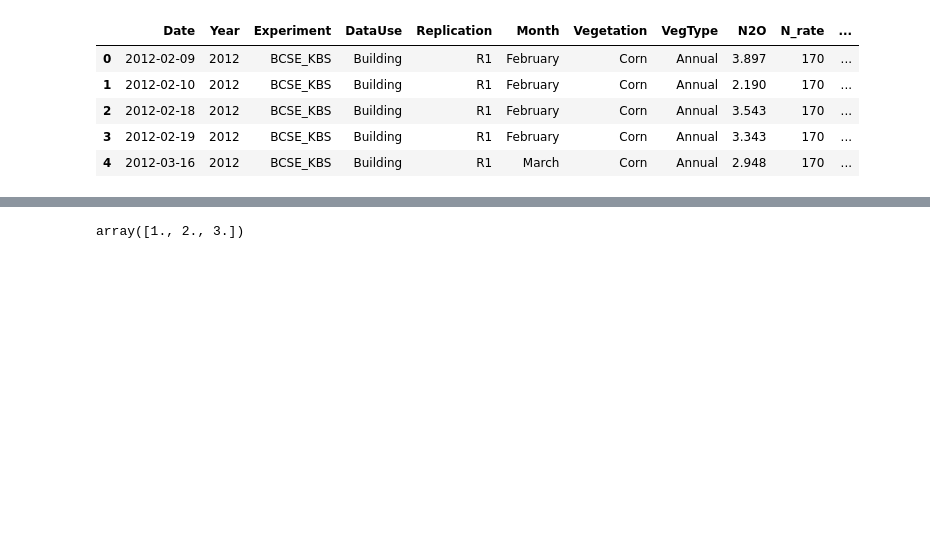
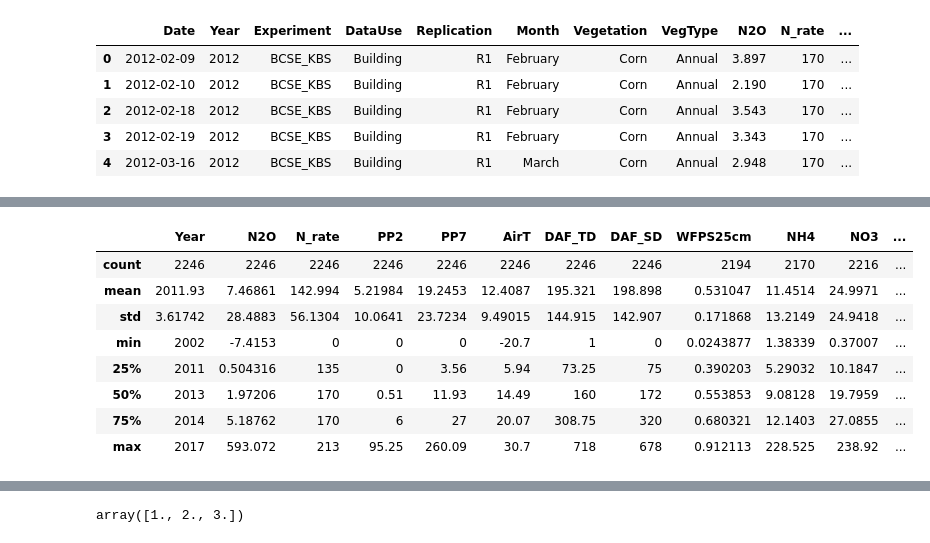
Before and after one commit to VinodKumarJodu/AgriculturalN2OFluxEmission, a Jupyter notebook: AgriN2OEmission.ipynb, the cells around one changed output, grey strips where cells are left out. Saved outputs shown, nothing was run; the diff lists cells and outputs as text; code cells hidden in the pictures; blank space fills up the shorter version.

```diff
--- a/AgriN2OEmission.ipynb
+++ b/AgriN2OEmission.ipynb
@@ -66,0 +119,13 @@ agri_data.head()
+# %%
+num_desc = agri_data.describe(include=['int64','float64']).apply(lambda x: x.apply(lambda x: format(x,'g')))
+num_desc
+# %% [output]
+|  | Year | N2O | N_rate | PP2 | PP7 | AirT | DAF_TD | DAF_SD | WFPS25cm | NH4 | NO3 | ... |
+| count | 2246 | 2246 | 2246 | 2246 | 2246 | 2246 | 2246 | 2246 | 2194 | 2170 | 2216 | ... |
+| mean | 2011.93 | 7.46861 | 142.994 | 5.21984 | 19.2453 | 12.4087 | 195.321 | 198.898 | 0.531047 | 11.4514 | 24.9971 | ... |
+| std | 3.61742 | 28.4883 | 56.1304 | 10.0641 | 23.7234 | 9.49015 | 144.915 | 142.907 | 0.171868 | 13.2149 | 24.9418 | ... |
+| min | 2002 | -7.4153 | 0 | 0 | 0 | -20.7 | 1 | 0 | 0.0243877 | 1.38339 | 0.37007 | ... |
+| 25% | 2011 | 0.504316 | 135 | 0 | 3.56 | 5.94 | 73.25 | 75 | 0.390203 | 5.29032 | 10.1847 | ... |
+| 50% | 2013 | 1.97206 | 170 | 0.51 | 11.93 | 14.49 | 160 | 172 | 0.553853 | 9.08128 | 19.7959 | ... |
+| 75% | 2014 | 5.18762 | 170 | 6 | 27 | 20.07 | 308.75 | 320 | 0.680321 | 12.1403 | 27.0855 | ... |
+| max | 2017 | 593.072 | 213 | 95.25 | 260.09 | 30.7 | 718 | 678 | 0.912113 | 228.525 | 238.92 | ... |
```
Also changed, not shown: parts of 11 cells of this notebook, 1 other file.
